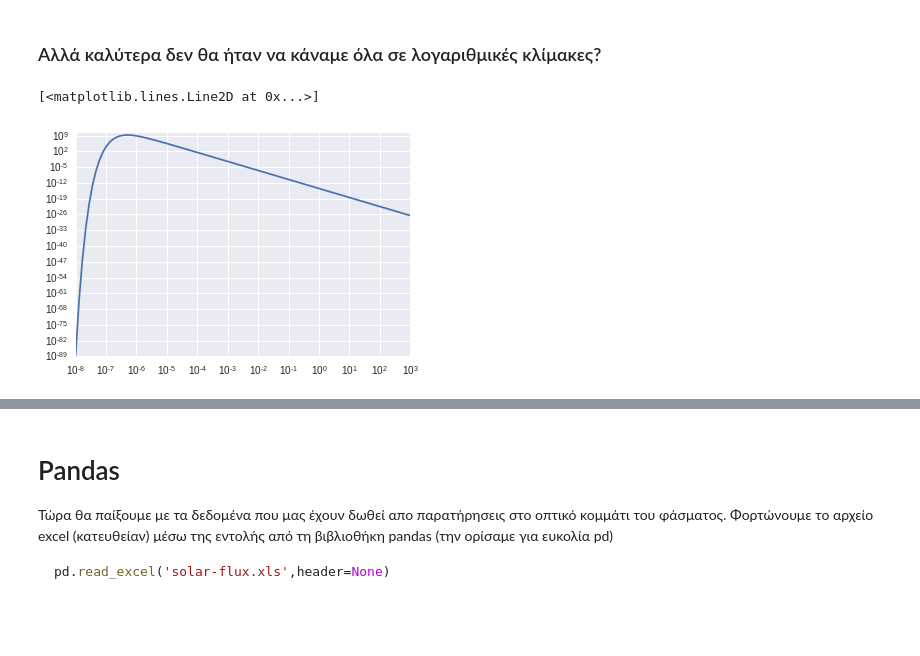
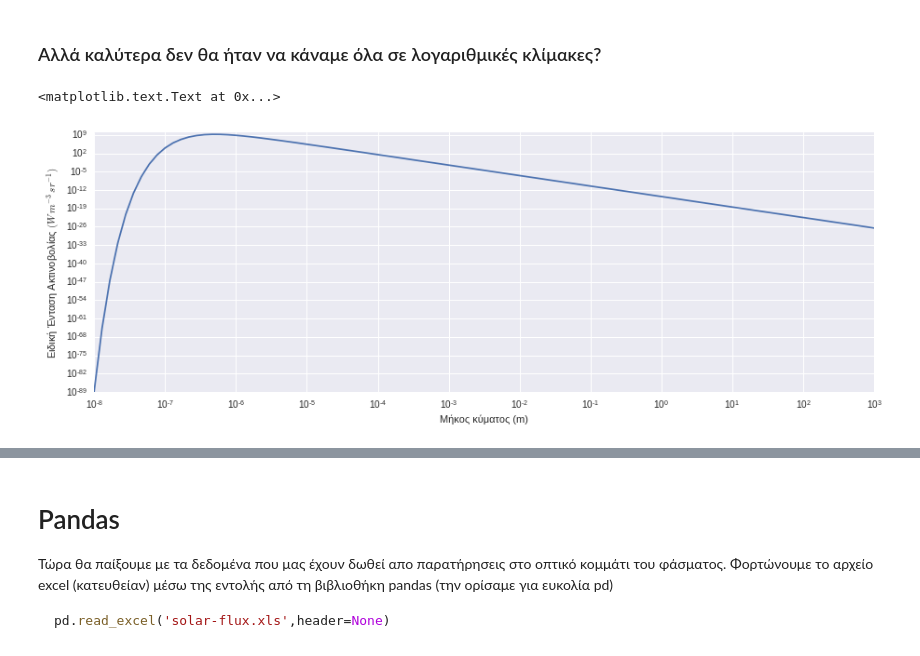
Before and after one commit to Mixpap/tped, a Jupyter notebook: Hlios.ipynb, the cells around one changed output, grey strips where cells are left out. Saved outputs shown, nothing was run; the diff lists cells and outputs as text; code cells hidden in the pictures; blank space fills up the shorter version.

```diff
--- a/Hlios.ipynb
+++ b/Hlios.ipynb
@@ -78,7 +131,10 @@ plt.plot(wavelengths,planck(wavelengths,5750.0,6.8e-5))
 ### Αλλά καλύτερα δεν θα ήταν να κάναμε όλα σε λογαριθμικές κλίμακες?
 # %%
 wavelengths = np.logspace(-8,3,100)
+plt.figure(figsize=(15,5))
 plt.loglog(wavelengths,planck(wavelengths,5750.0,6.8e-5))
+plt.xlabel(u"Μήκος κύματος (m)")
+plt.ylabel(u"Ειδική Ένταση Ακτινοβολίας $(W\, m^{-3}\, sr^{-1})$")
 # %% [output]
-[<matplotlib.lines.Line2D at 0x...>]
+<matplotlib.text.Text at 0x...>
-[figure, old version]
+[figure, new version]
```
Also changed, not shown: parts of 12 cells of this notebook, 1 other file.
